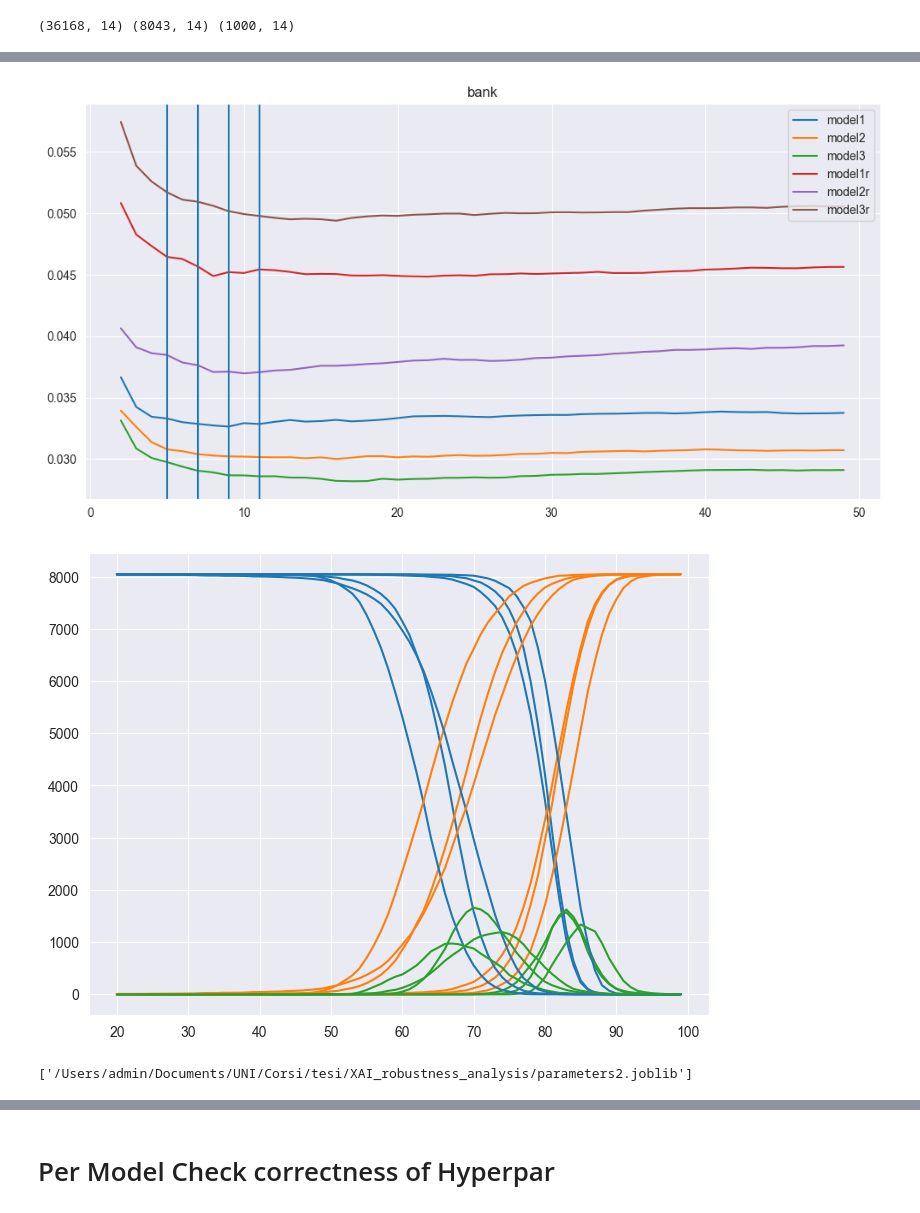
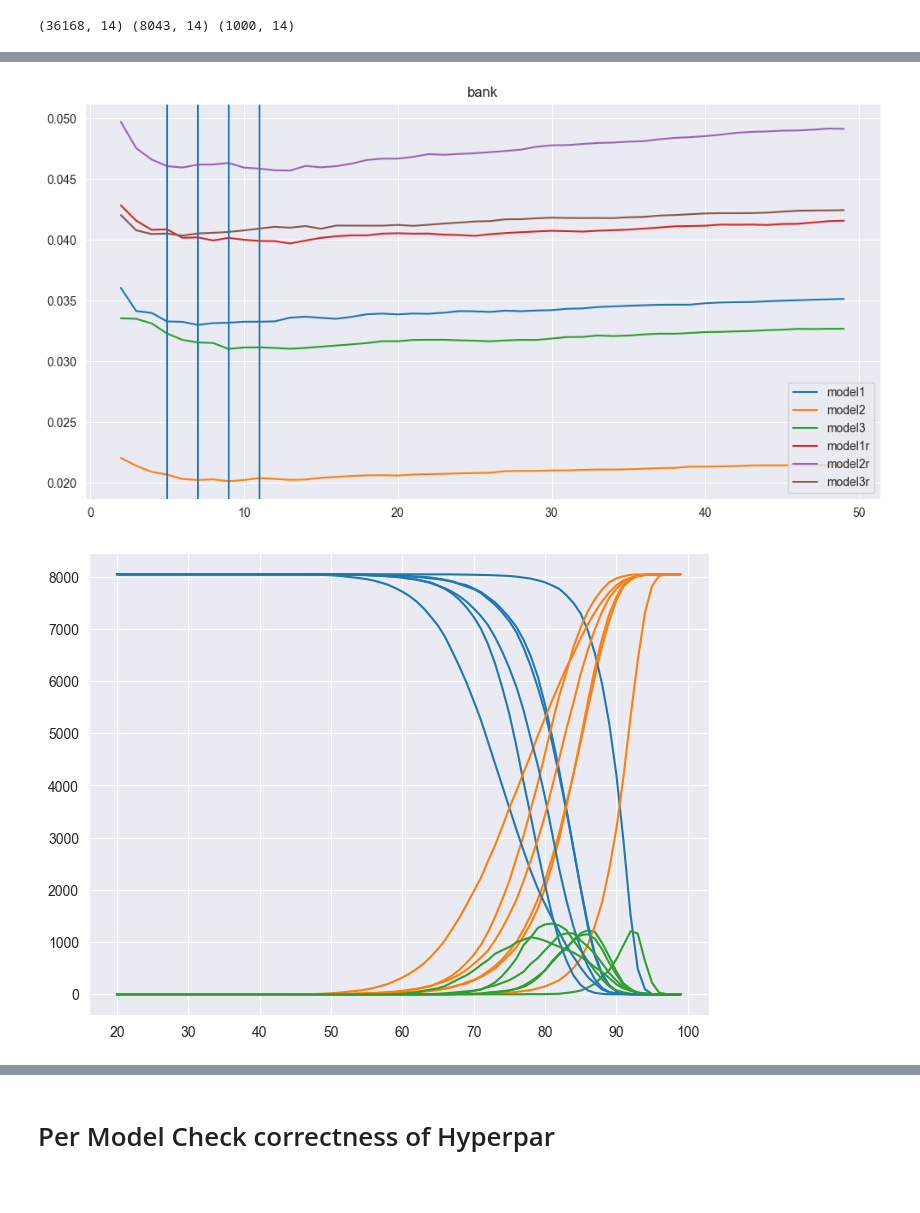
Before and after one commit to MatteoVicenzino/XAI_robustness_analysis, a Jupyter notebook: tuning.ipynb, the cells around one changed output, grey strips where cells are left out. Cells and saved outputs as stored; diff of their text form; code cells hidden in the pictures.

Commit message:
slightly tweaked parameters after adding regularized model in the statistics, results in tuning2.ipynb, to compare with tuning.ipynb

```diff
--- a/tuning.ipynb
+++ b/tuning.ipynb
@@ -56,8 +56,9 @@ per dataset analysis of k_r and r_threshold
 # %%
 dataset_name = "bank"
 
-agg = "mean" # ensemble mean
 neigh = "medoid" # medoid random
+agg = "ensemble" # ensemble mean
+
 methods_labels = ["IG", "DL", "LRP", agg]
 
 folder = os.path.join(os.getcwd(), f"results_{neigh}")
@@ -106,6 +107,6 @@ for model_name in model_list:
 # %%
 plt.figure(figsize=(12,6))
-for model_name in [m for m in model_list]: # if m != 'model1' and m != 'model2' and m != 'model3'
+for model_name in [m for m in model_list]: # if m != 'model1r' and m != 'model2r' and m != 'model3r'
     folder_ = os.path.join(folder, f"{dataset_name}_{model_name}")
 
     rho_valid = np.load(os.path.join(folder_, "validation", f"robustness_{agg}_{neigh}.npy"))
@@ -130,47 +131,44 @@ plt.title(dataset_name)
 plt.legend()
 plt.show()
 # %% [output]
-[figure, old version]
+[figure, new version]
 # %%
 k_r = 7
 param_dict[dataset_name][f"{agg}_{neigh}_k"] = k_r
 # %%
 plt.figure(figsize=(8,6))
-for model_name in model_list:
+for model_name in [m for m in model_list]: # if m != 'model1' and m != 'model2' and m != 'model3'
     folder_ = os.path.join(folder, f"{dataset_name}_{model_name}")
 
     rho_valid = np.load(os.path.join(folder_, "validation", f"robustness_{agg}_{neigh}.npy"))
     rho_valid = np.nan_to_num(rho_valid)
     rob_= rho_valid[:,3]
-
 
     regr = KNeighborsRegressor(n_neighbors=k_r).fit(X_val_or, rob_)
     rob_hat= regr.predict(X_val_or)
 
     non_robust = []
     robust = []
     other_=[]
 
     for th in range(20, 100):
         th = th/100
 
         robust.append(len(set.intersection(*map(set, [np.where(rob_ >= th)[0], np.where(rob_hat >= th)[0]]))))
         other_.append(len(set.intersection(*map(set, [np.where(rob_ >= th)[0], np.where(rob_hat < th)[0]]))))
         non_robust.append(len(np.where(rob_<th)[0]))
 
     plt.plot(range(20, 100), robust,  c = 'tab:blue')
     plt.plot(range(20, 100), non_robust,  c = 'tab:orange')
     plt.plot(range(20, 100), other_,  c ='tab:green')
 plt.show()
 # %% [output]
-[figure, old version]
+[figure, new version]
 # %%
-th = 0.70
+th = 0.8
 param_dict[dataset_name][f"{agg}_{neigh}_th"] = th
 
-joblib.dump(param_dict, os.path.join(os.getcwd(), "parameters2.joblib"))
+#joblib.dump(param_dict, os.path.join(os.getcwd(), "parameters.joblib"))
-# %% [output]
-['/Users/admin/Documents/UNI/Corsi/tesi/XAI_robustness_analysis/parameters2.joblib']
 # %%
 for dataset in param_dict:
     print(f"########## {dataset} ##########")
```
Also changed, not shown: parts of 13 cells of this notebook, 12 other files.
